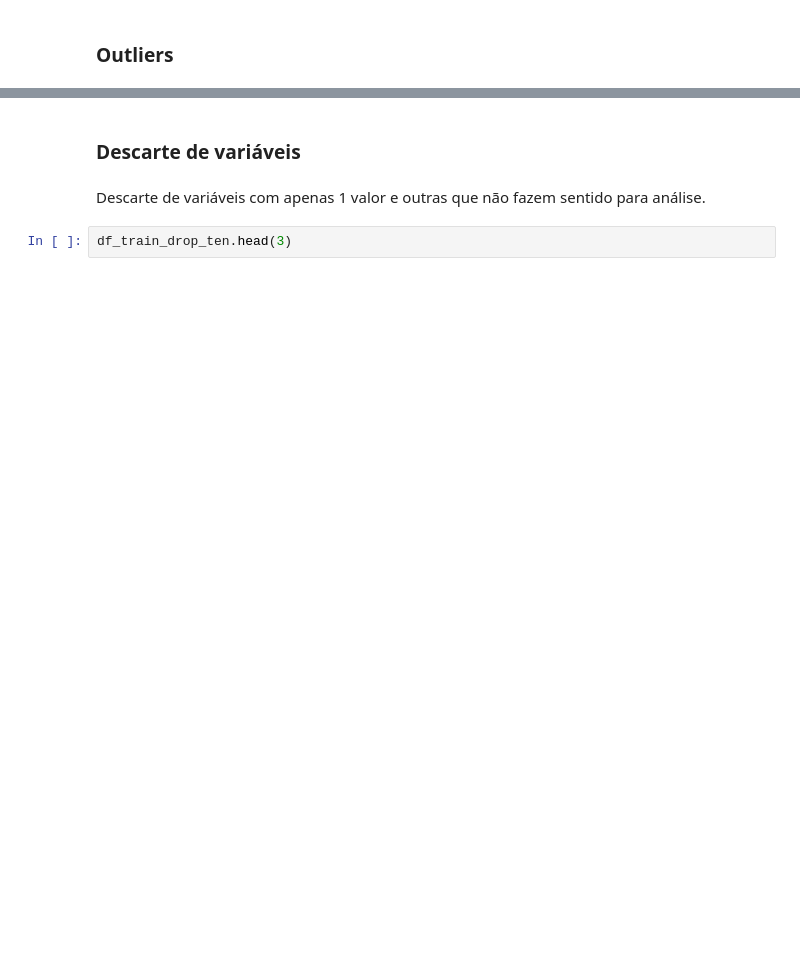
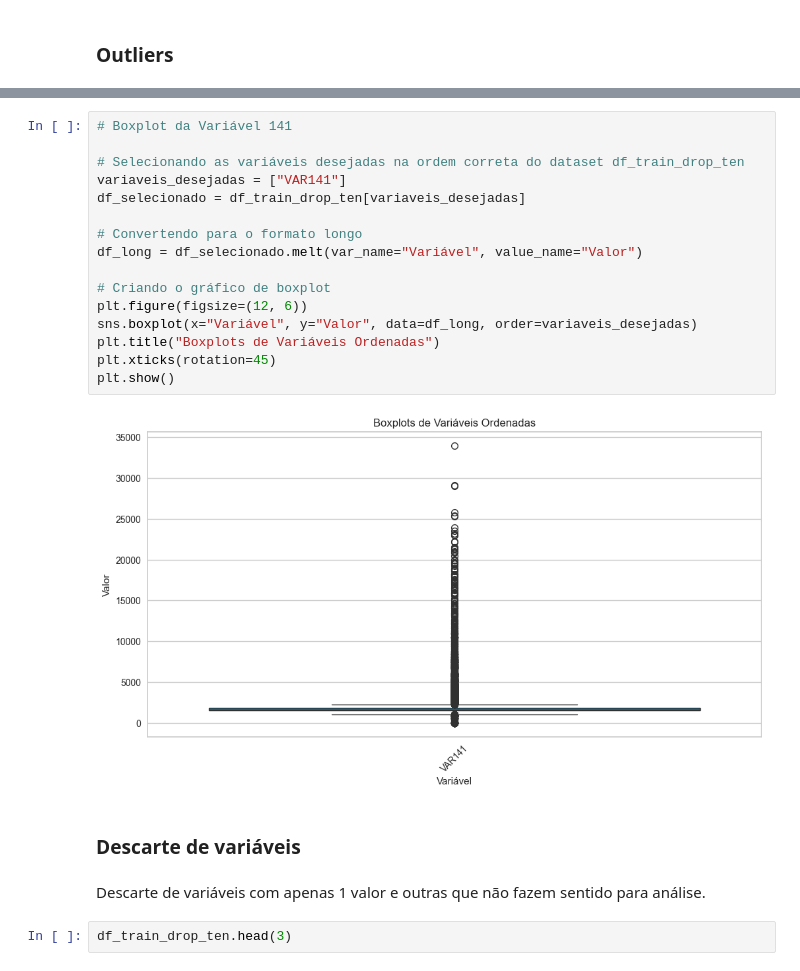
Before and after one commit to eudesgccunha/challenge-data-scientist-neurolake, a Jupyter notebook: credit/notebooks/credit_risk_analysis_tmp.ipynb, the cells around one changed output, grey strips where cells are left out. Drawn from its saved outputs; the diff is of its cells as text; blank space fills up the shorter version.

```diff
--- a/credit/notebooks/credit_risk_analysis_tmp.ipynb
+++ b/credit/notebooks/credit_risk_analysis_tmp.ipynb
@@ -775,6 +838,24 @@ plt.xticks(rotation=45)
 plt.show()
 # %% [output]
 [figure]
+# %%
+# Boxplot da Variável 141
+
+# Selecionando as variáveis desejadas na ordem correta do dataset df_train_drop_ten
+variaveis_desejadas = ["VAR141"]
+df_selecionado = df_train_drop_ten[variaveis_desejadas]
+
+# Convertendo para o formato longo
+df_long = df_selecionado.melt(var_name="Variável", value_name="Valor")
+
+# Criando o gráfico de boxplot
+plt.figure(figsize=(12, 6))
+sns.boxplot(x="Variável", y="Valor", data=df_long, order=variaveis_desejadas)
+plt.title("Boxplots de Variáveis Ordenadas")
+plt.xticks(rotation=45)
+plt.show()
+# %% [output]
+[figure, added]
 # %% [markdown]
 ### Descarte de variáveis
 # %% [markdown]
```
Also changed, not shown: parts of 31 cells of this notebook.
